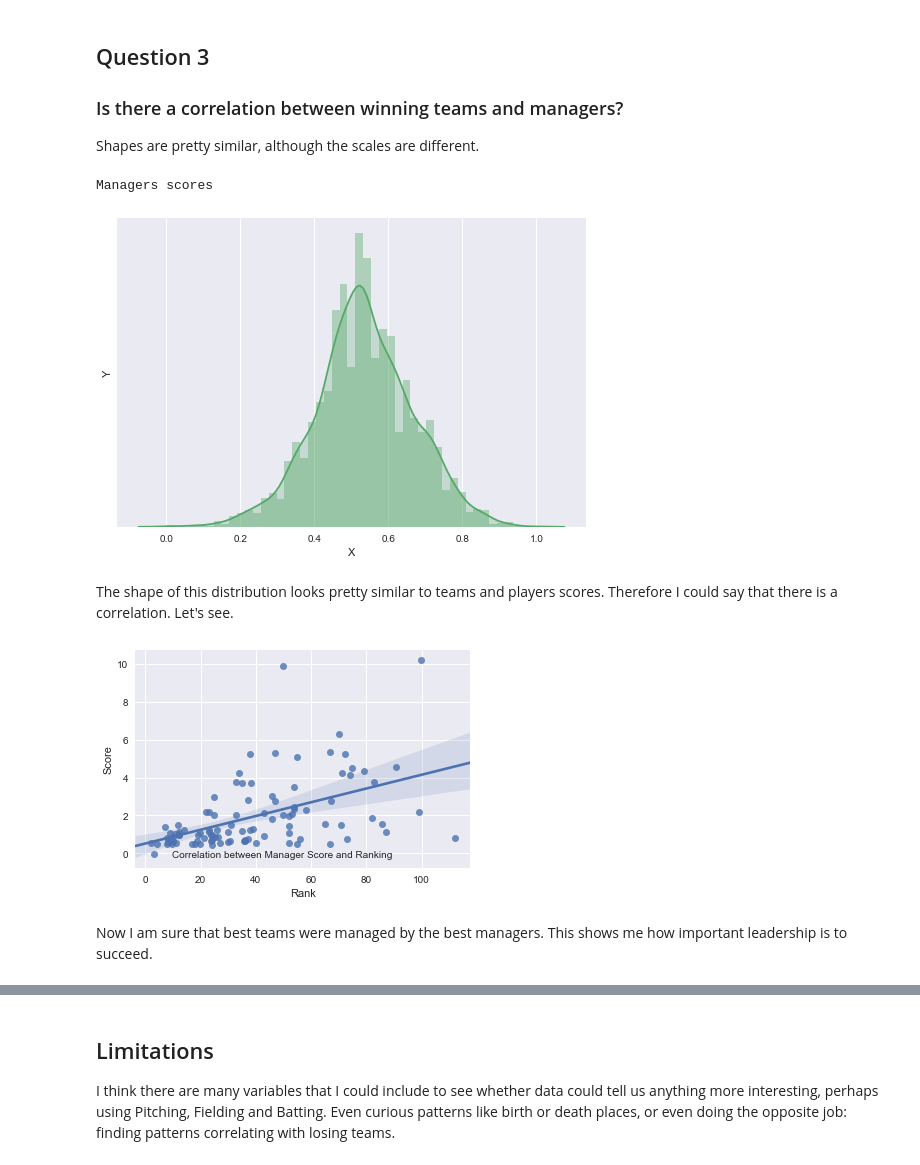
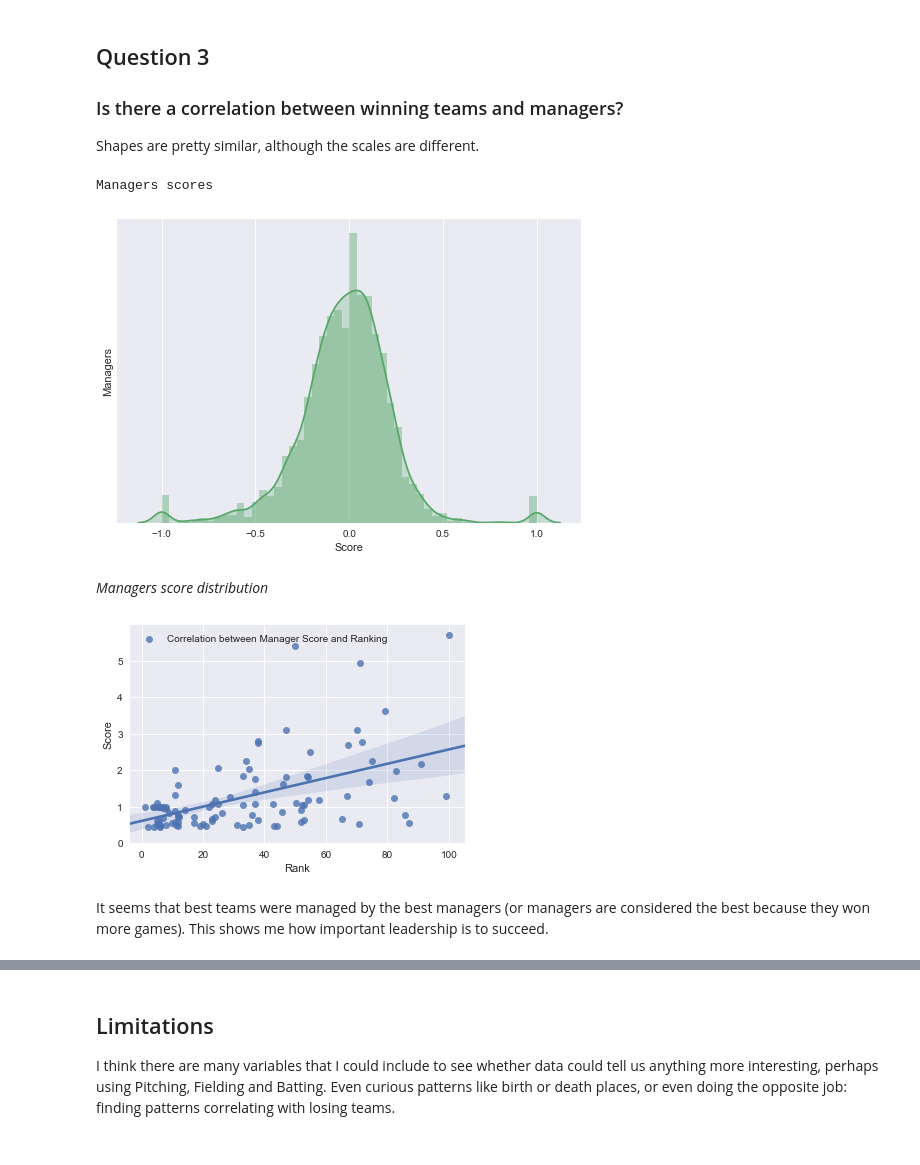
Before and after one commit to davidvartanian/dand-data-analysis-process, a Jupyter notebook: Investigate Data.ipynb, the cells around one changed output, grey strips where cells are left out. Cells and saved outputs as stored; diff of their text form; code cells hidden in the pictures.

```diff
--- a/Investigate Data.ipynb
+++ b/Investigate Data.ipynb
@@ -239,0 +225,4 @@ I calculated the scores using *Feature Scaling* in a vectorized *Numpy* operatio
+# %%
+# score formula
+def calc_score(x):
+    return (x['W'] - x['L']) / (x['W'] + x['L'])
@@ -405,22 +416,21 @@ Do best players get higher salaries? It is pretty difficult to see using only th
 Shapes are pretty similar, although the scales are different.
 # %%
 managers = dataframes['Managers']
-managers['score'] = managers.apply(lambda x: x['W'] - x['L'], axis=1)
-mscore = managers['score'].values
-mscore_norm = MinMaxScaler().fit_transform(mscore.astype(np.float64).reshape(-1, 1)).flatten()
-managers = managers.groupby('playerID', as_index=False).sum()[['playerID', 'score', 'score_norm', 'rank']]
+mscores = managers.apply(calc_score, axis=1)
+managers['score'] = mscores
+managers = managers.groupby('playerID', as_index=False).sum()[['playerID', 'score', 'rank']]
 best_managers = managers.sort_values('score', ascending=False)
 print('Managers scores')
-distribution(mscore_norm, color='g')
+distribution(mscores, color='g', xlabel='Score', ylabel='Managers')
 # %% [output]
 Managers scores
-[figure, old version]
+[figure, new version]
-# %% [markdown]
-The shape of this distribution looks pretty similar to teams and players scores. Therefore I could say that there is a correlation. Let's see.
+# %% [markdown]
+*Managers score distribution*
 # %%
-data = best_managers.sort_values('score_norm', ascending=False).iloc[0:100][['playerID', 'score_norm', 'rank']]
-plot_correlation(x=data['rank'], y=data['score_norm'], xlabel='Rank', ylabel='Score', legend='Correlation between Manager Score and Ranking')
+manager_rank_score_corr = best_managers.sort_values('score', ascending=False).iloc[0:100][['playerID', 'score', 'rank']]
+plot_correlation(x=manager_rank_score_corr['rank'], y=manager_rank_score_corr['score'], xlabel='Rank', ylabel='Score', legend='Correlation between Manager Score and Ranking')
 # %% [output]
-[figure, old version]
+[figure, new version]
 # %% [markdown]
-Now I am sure that best teams were managed by the best managers. This shows me how important leadership is to succeed.
+It seems that best teams were managed by the best managers (or managers are considered the best because they won more games). This shows me how important leadership is to succeed.
```
Also changed, not shown: parts of 54 cells of this notebook, 1 other file.
